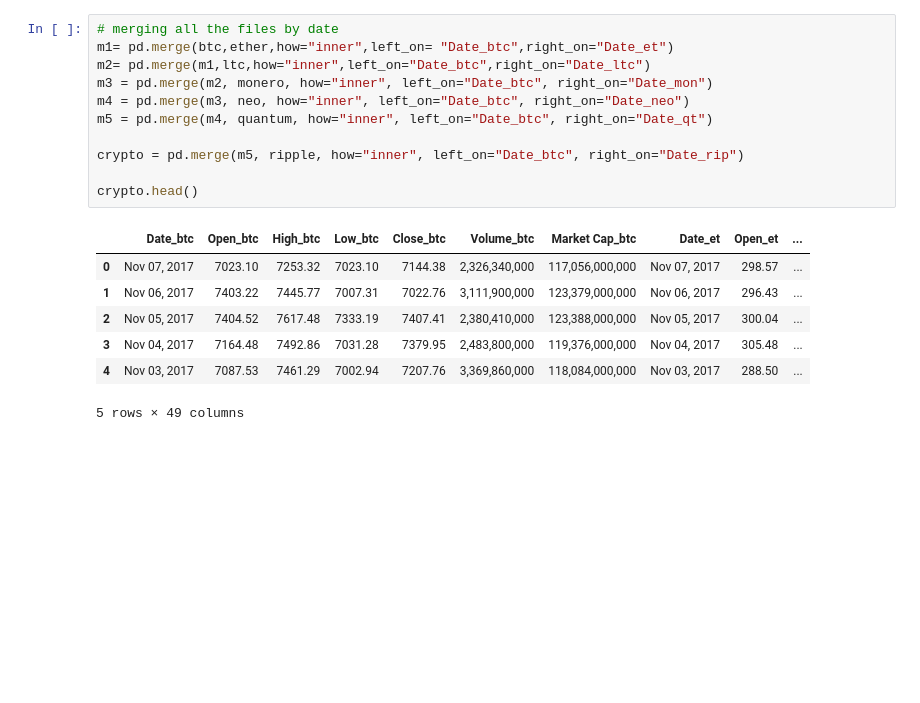
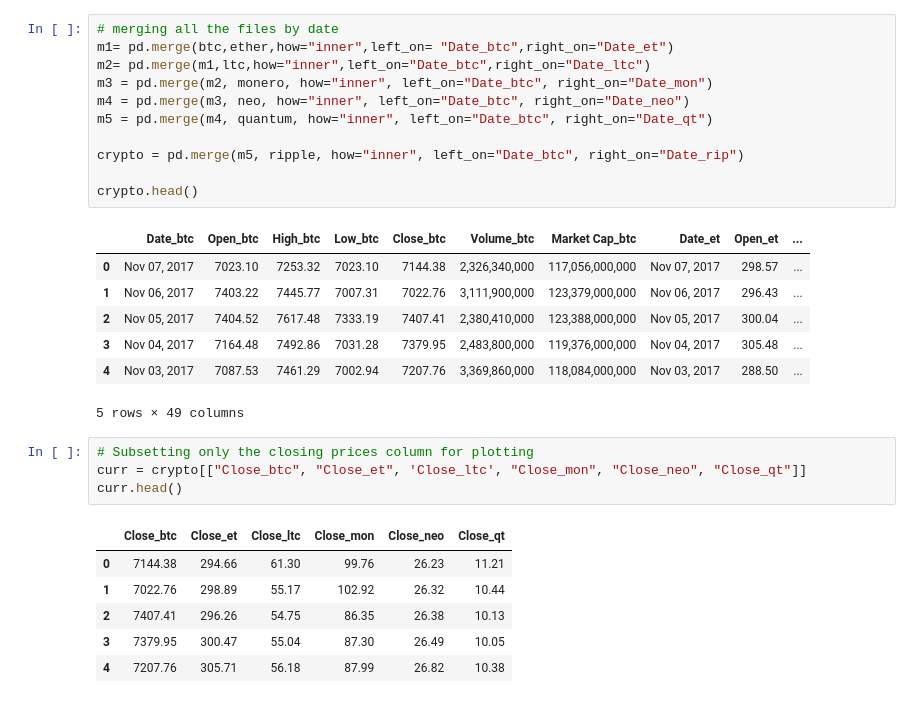
Before and after one commit to R-aryan/Machine_Learning_Crash_Course, a Jupyter notebook: Data Visualization/Seaborn_Introduction.ipynb, the cells around one changed output. Saved outputs shown, nothing was run; the diff lists cells and outputs as text; blank space fills up the shorter version.

```diff
--- a/Data Visualization/Seaborn_Introduction.ipynb
+++ b/Data Visualization/Seaborn_Introduction.ipynb
@@ -202,3 +202,14 @@ crypto.head()
 | 3 | Nov 04, 2017 | 7164.48 | 7492.86 | 7031.28 | 7379.95 | 2,483,800,000 | 119,376,000,000 | Nov 04, 2017 | 305.48 | ... |
 | 4 | Nov 03, 2017 | 7087.53 | 7461.29 | 7002.94 | 7207.76 | 3,369,860,000 | 118,084,000,000 | Nov 03, 2017 | 288.50 | ... |
 5 rows × 49 columns
+# %%
+# Subsetting only the closing prices column for plotting
+curr = crypto[["Close_btc", "Close_et", 'Close_ltc', "Close_mon", "Close_neo", "Close_qt"]]
+curr.head()
+# %% [output]
+|  | Close_btc | Close_et | Close_ltc | Close_mon | Close_neo | Close_qt |
+| 0 | 7144.38 | 294.66 | 61.30 | 99.76 | 26.23 | 11.21 |
+| 1 | 7022.76 | 298.89 | 55.17 | 102.92 | 26.32 | 10.44 |
+| 2 | 7407.41 | 296.26 | 54.75 | 86.35 | 26.38 | 10.13 |
+| 3 | 7379.95 | 300.47 | 55.04 | 87.30 | 26.49 | 10.05 |
+| 4 | 7207.76 | 305.71 | 56.18 | 87.99 | 26.82 | 10.38 |
```
Also changed, not shown: parts of 2 cells of this notebook.
